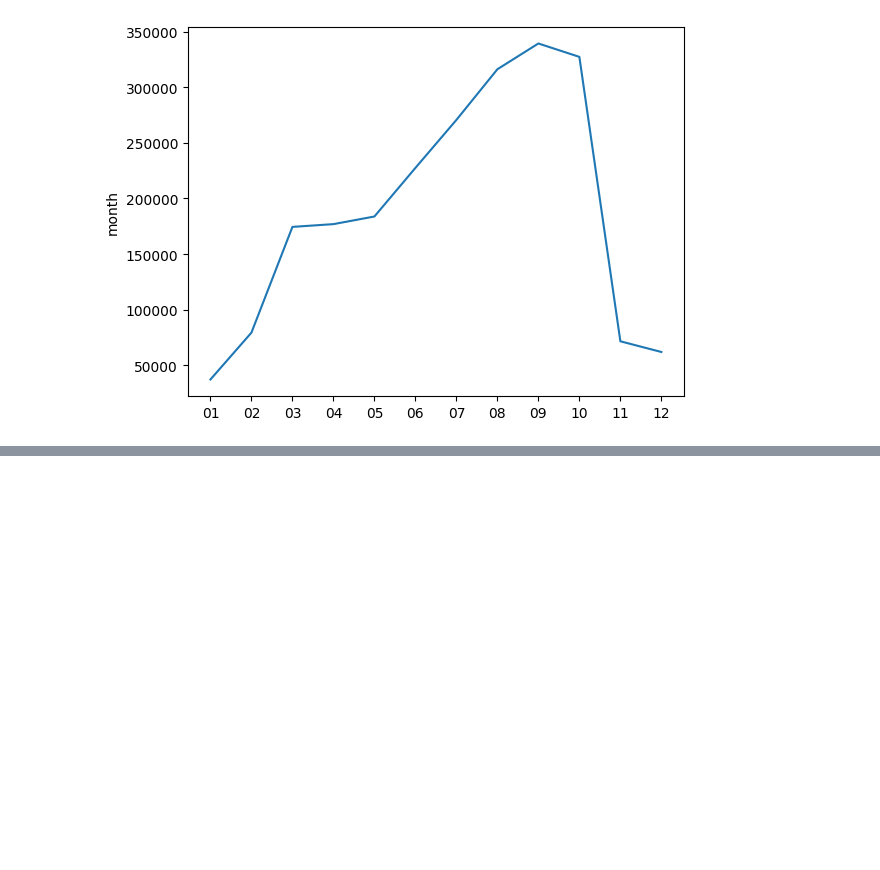
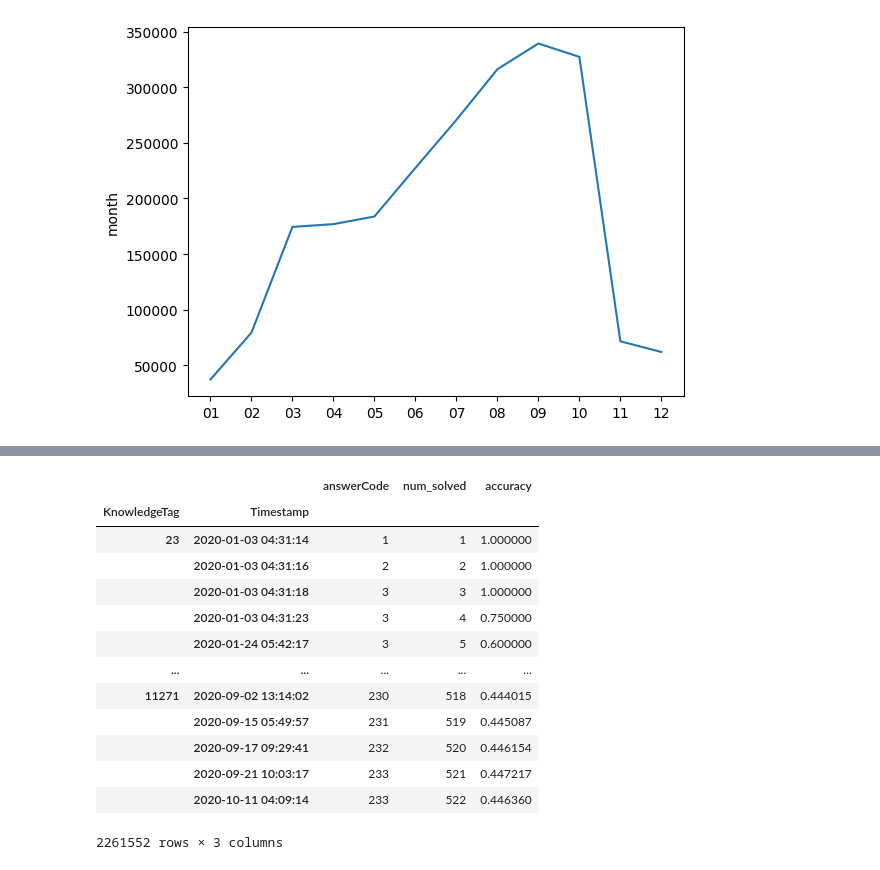
Before and after one commit to boostcampaitech4lv23recsys1/level2_dkt_recsys-level2-recsys-01, a Jupyter notebook: eda.ipynb, the cells around one changed output, grey strips where cells are left out. Saved outputs shown, nothing was run; the diff lists cells and outputs as text; code cells hidden in the pictures; blank space fills up the shorter version.

```diff
--- a/eda.ipynb
+++ b/eda.ipynb
@@ -791,0 +898,19 @@ sns.lineplot(train['month'].value_counts().sort_index())
+# %%
+by_tag = by_tag.groupby(level=0).cumsum()
+by_tag['accuracy'] = by_tag['answerCode'] / by_tag['num_solved']
+by_tag
+# %% [output]
+|  |  | answerCode | num_solved | accuracy |
+| KnowledgeTag | Timestamp |  |  |  |
+| 23 | 2020-01-03 04:31:14 | 1 | 1 | 1.000000 |
+|  | 2020-01-03 04:31:16 | 2 | 2 | 1.000000 |
+|  | 2020-01-03 04:31:18 | 3 | 3 | 1.000000 |
+|  | 2020-01-03 04:31:23 | 3 | 4 | 0.750000 |
+|  | 2020-01-24 05:42:17 | 3 | 5 | 0.600000 |
+| ... | ... | ... | ... | ... |
+| 11271 | 2020-09-02 13:14:02 | 230 | 518 | 0.444015 |
+|  | 2020-09-15 05:49:57 | 231 | 519 | 0.445087 |
+|  | 2020-09-17 09:29:41 | 232 | 520 | 0.446154 |
+|  | 2020-09-21 10:03:17 | 233 | 521 | 0.447217 |
+|  | 2020-10-11 04:09:14 | 233 | 522 | 0.446360 |
+2261552 rows × 3 columns
```
Also changed, not shown: parts of 14 cells of this notebook, 5 other files.
